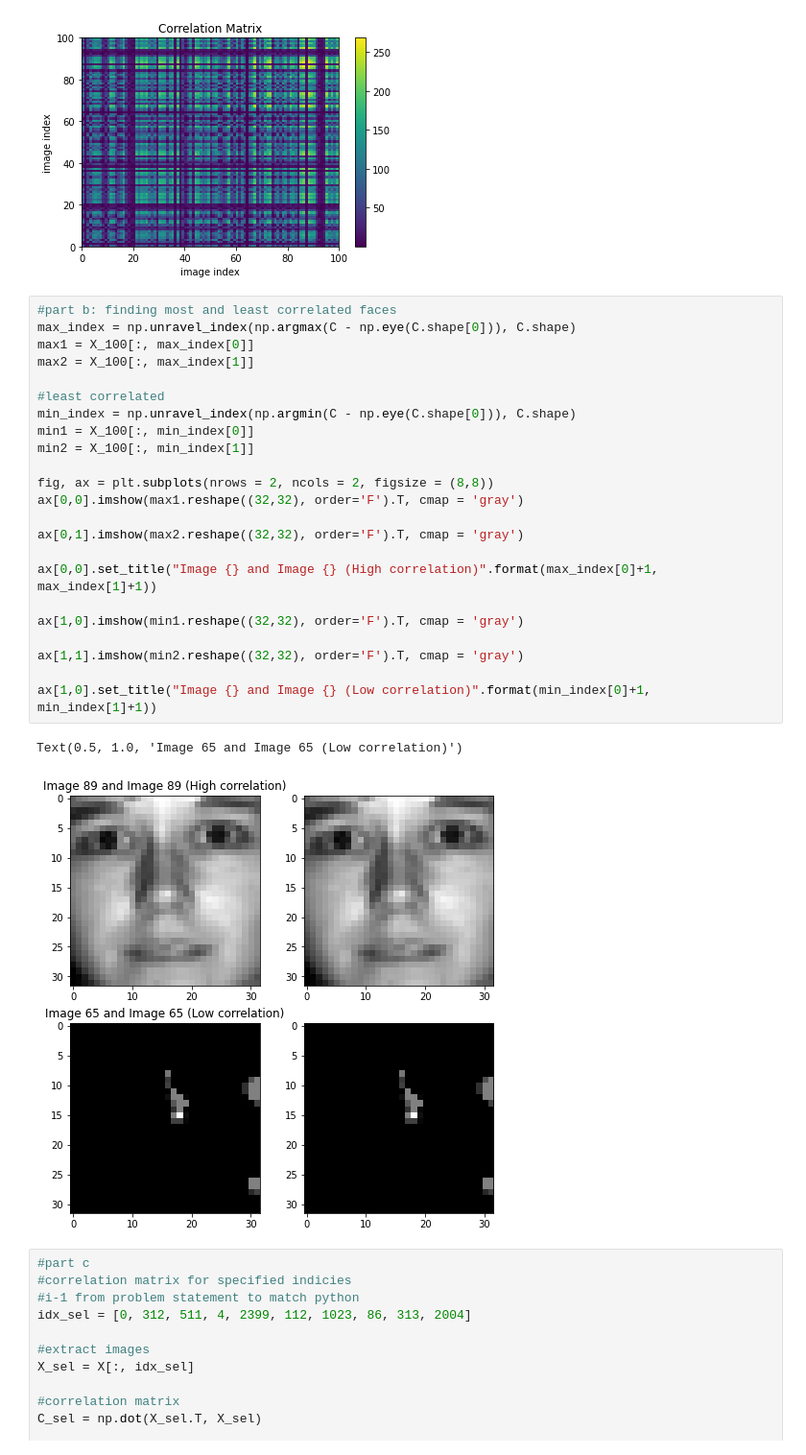
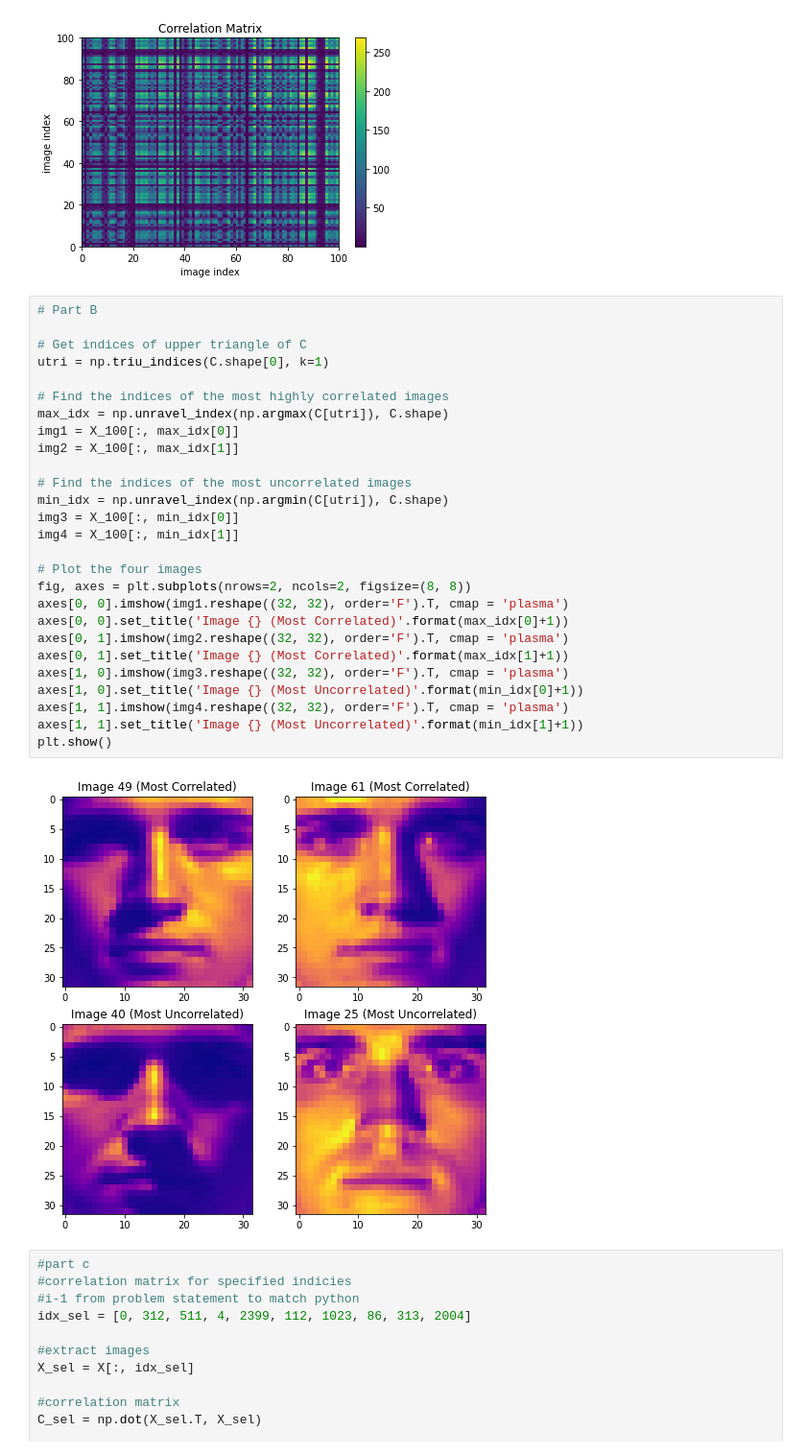
Before and after one commit to gitbheeds/EE399-Machine-Learning-and-Neural-Networks, a Jupyter notebook: HW2.ipynb, the cells around one changed output. Shown at 96% size. Saved outputs shown, nothing was run; the diff lists cells and outputs as text.

```diff
--- a/HW2.ipynb
+++ b/HW2.ipynb
@@ -31,31 +31,34 @@ plt.show()
 # %% [output]
 [figure]
 # %%
-#part b: finding most and least correlated faces
-max_index = np.unravel_index(np.argmax(C - np.eye(C.shape[0])), C.shape)
-max1 = X_100[:, max_index[0]]
-max2 = X_100[:, max_index[1]]
+# Part B
 
-#least correlated
-min_index = np.unravel_index(np.argmin(C - np.eye(C.shape[0])), C.shape)
-min1 = X_100[:, min_index[0]]
-min2 = X_100[:, min_index[1]]
+# Get indices of upper triangle of C
+utri = np.triu_indices(C.shape[0], k=1)
 
-fig, ax = plt.subplots(nrows = 2, ncols = 2, figsize = (8,8))
-ax[0,0].imshow(max1.reshape((32,32), order='F').T, cmap = 'gray')
+# Find the indices of the most highly correlated images
+max_idx = np.unravel_index(np.argmax(C[utri]), C.shape)
+img1 = X_100[:, max_idx[0]]
+img2 = X_100[:, max_idx[1]]
 
-ax[0,1].imshow(max2.reshape((32,32), order='F').T, cmap = 'gray')
+# Find the indices of the most uncorrelated images
+min_idx = np.unravel_index(np.argmin(C[utri]), C.shape)
+img3 = X_100[:, min_idx[0]]
+img4 = X_100[:, min_idx[1]]
 
-ax[0,0].set_title("Image {} and Image {} (High correlation)".format(max_index[0]+1, max_index[1]+1))
-
-ax[1,0].imshow(min1.reshape((32,32), order='F').T, cmap = 'gray')
-
-ax[1,1].imshow(min2.reshape((32,32), order='F').T, cmap = 'gray')
-
-ax[1,0].set_title("Image {} and Image {} (Low correlation)".format(min_index[0]+1, min_index[1]+1))
+# Plot the four images
+fig, axes = plt.subplots(nrows=2, ncols=2, figsize=(8, 8))
+axes[0, 0].imshow(img1.reshape((32, 32), order='F').T, cmap = 'plasma')
+axes[0, 0].set_title('Image {} (Most Correlated)'.format(max_idx[0]+1))
+axes[0, 1].imshow(img2.reshape((32, 32), order='F').T, cmap = 'plasma')
+axes[0, 1].set_title('Image {} (Most Correlated)'.format(max_idx[1]+1))
+axes[1, 0].imshow(img3.reshape((32, 32), order='F').T, cmap = 'plasma')
+axes[1, 0].set_title('Image {} (Most Uncorrelated)'.format(min_idx[0]+1))
+axes[1, 1].imshow(img4.reshape((32, 32), order='F').T, cmap = 'plasma')
+axes[1, 1].set_title('Image {} (Most Uncorrelated)'.format(min_idx[1]+1))
+plt.show()
 # %% [output]
-Text(0.5, 1.0, 'Image 65 and Image 65 (Low correlation)')
-[figure, old version]
+[figure, new version]
 # %%
 #part c
 #correlation matrix for specified indicies
```
Also changed, not shown: 1 other file.
